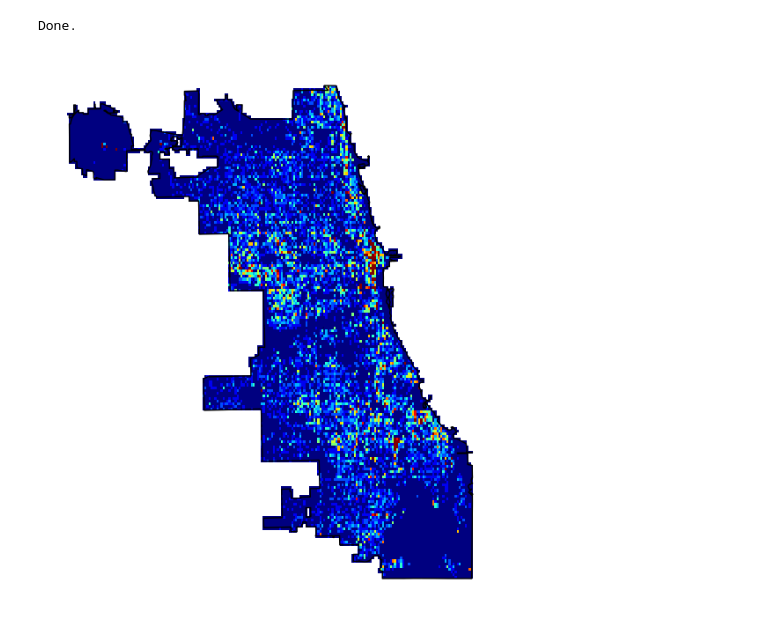
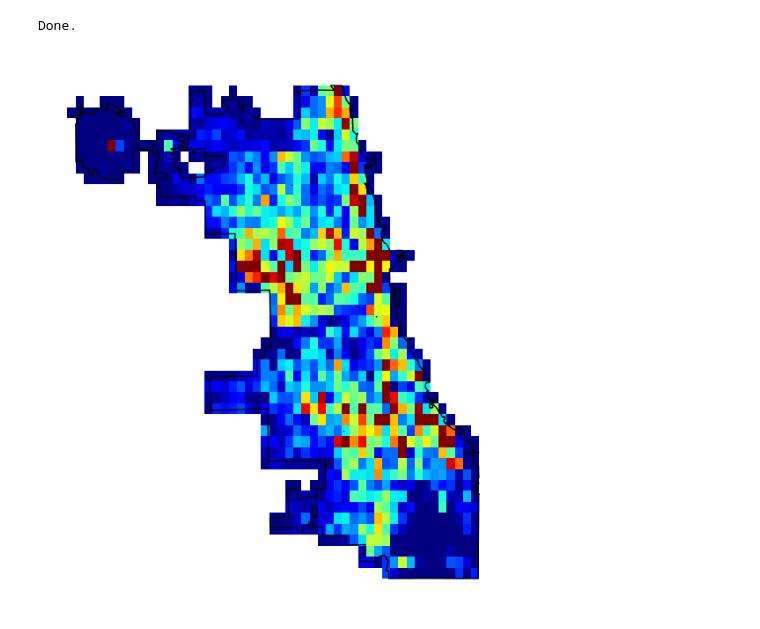
Before and after one commit to boomerr1/CrimeChicagoUC, a Jupyter notebook: Data_visualisation.ipynb, the cells around one changed output. Drawn from its saved outputs; the diff is of its cells as text; code cells hidden in the pictures.

```diff
--- a/Data_visualisation.ipynb
+++ b/Data_visualisation.ipynb
@@ -37,34 +37,37 @@ Done.
 # %%
 path = 'data/shapefile/geo_export.shp'
 chicago = gpd.read_file(path)
 chicago = chicago.dissolve()
 
 crs = "EPSG:4326"
 gdf = gpd.GeoDataFrame(month_crime_df, geometry=gpd.points_from_xy(month_crime_df.Longitude, month_crime_df.Latitude), crs=crs)
 
 xmin, ymin, xmax, ymax = chicago.total_bounds
-n_cells=200
-cell_size = (xmax-xmin)/n_cells
+n_x_cells = 50
+x_cell_size = (xmax - xmin) / n_x_cells
+n_y_cells = round(((ymax - ymin)/(xmax - xmin))*n_x_cells)
+y_cell_size = (ymax - ymin) / n_y_cells
 grid_cells = []
-for x0 in np.arange(xmin, xmax+cell_size, cell_size):
-    for y0 in np.arange(ymin, ymax+cell_size, cell_size):
-        x1 = x0-cell_size
-        y1 = y0+cell_size
+for x0 in np.arange(xmin, xmax+x_cell_size, x_cell_size):
+    for y0 in np.arange(ymin, ymax+y_cell_size, y_cell_size):
+        x1 = x0-x_cell_size
+        y1 = y0+y_cell_size
         box = shapely.geometry.box(x0, y0, x1, y1)
         if chicago.intersection(box).any():
             grid_cells.append(box)
 cell = gpd.GeoDataFrame(grid_cells, columns=['geometry'], crs=crs)
 
 merged = gpd.sjoin(gdf, cell, how='left', predicate='within')
 merged['n_crimes'] = 0
 dissolve = merged.dissolve(by="index_right", aggfunc="count")
 cell['n_crimes'] = 0
 cell.loc[dissolve.index, 'n_crimes'] = dissolve.n_crimes.values
 
-ax = cell.plot(column='n_crimes', figsize=(12, 8), vmax=10, cmap='jet', edgecolor=None)
+vmax = cell.n_crimes.mean() + 2*cell.n_crimes.std()
+ax = cell.plot(column='n_crimes', figsize=(12, 8), vmax=vmax, cmap='jet', edgecolor=None)
 chicago.plot(ax=ax, color='none', edgecolor='black')
 ax.axis('off')
 
 plt.show()
 # %% [output]
-[figure, old version]
+[figure, new version]
```
Also changed, not shown: parts of 1 cell of this notebook, 2 other files.
